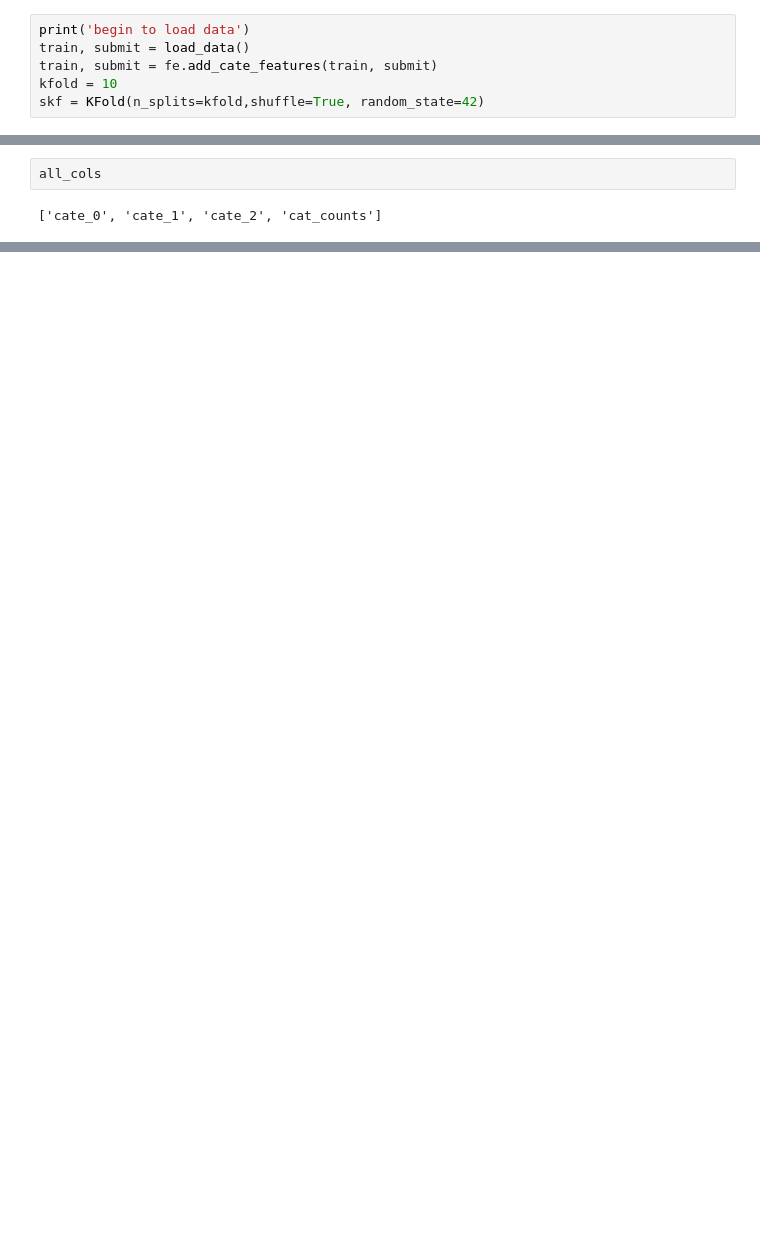
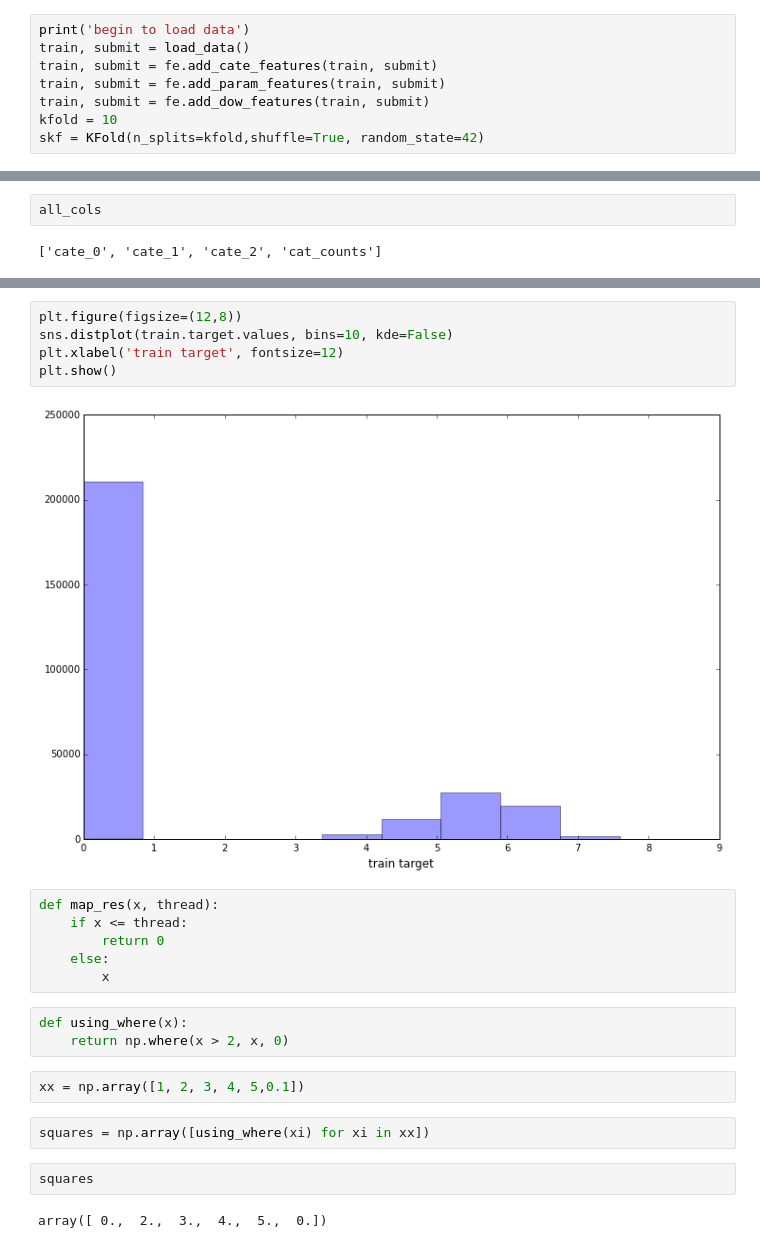
Before and after one commit to YulinGUO/LoanForecasting, a Jupyter notebook: pys/load.ipynb, the cells around one changed output, grey strips where cells are left out. Drawn from its saved outputs; the diff is of its cells as text; blank space fills up the shorter version.

```diff
--- a/pys/load.ipynb
+++ b/pys/load.ipynb
@@ -48,6 +51,8 @@ def data_log(x):
 print('begin to load data')
 train, submit = load_data()
 train, submit = fe.add_cate_features(train, submit)
+train, submit = fe.add_param_features(train, submit)
+train, submit = fe.add_dow_features(train, submit)
 kfold = 10
 skf = KFold(n_splits=kfold,shuffle=True, random_state=42)
 # %% [output]
@@ -324,0 +363,24 @@ Name: active_day_of_week, Length: 272979, dtype: int64
+# %%
+plt.figure(figsize=(12,8))
+sns.distplot(train.target.values, bins=10, kde=False)
+plt.xlabel('train target', fontsize=12)
+plt.show()
+# %% [output]
+[figure, added]
+# %%
+def map_res(x, thread):
+    if x <= thread:
+        return 0
+    else:
+        x
+# %%
+def using_where(x):
+    return np.where(x > 2, x, 0)
+# %%
+xx = np.array([1, 2, 3, 4, 5,0.1])
+# %%
+squares = np.array([using_where(xi) for xi in xx])
+# %%
+squares
+# %% [output]
+array([ 0.,  2.,  3.,  4.,  5.,  0.])
```
Also changed, not shown: parts of 29 cells of this notebook, 3 other files.
